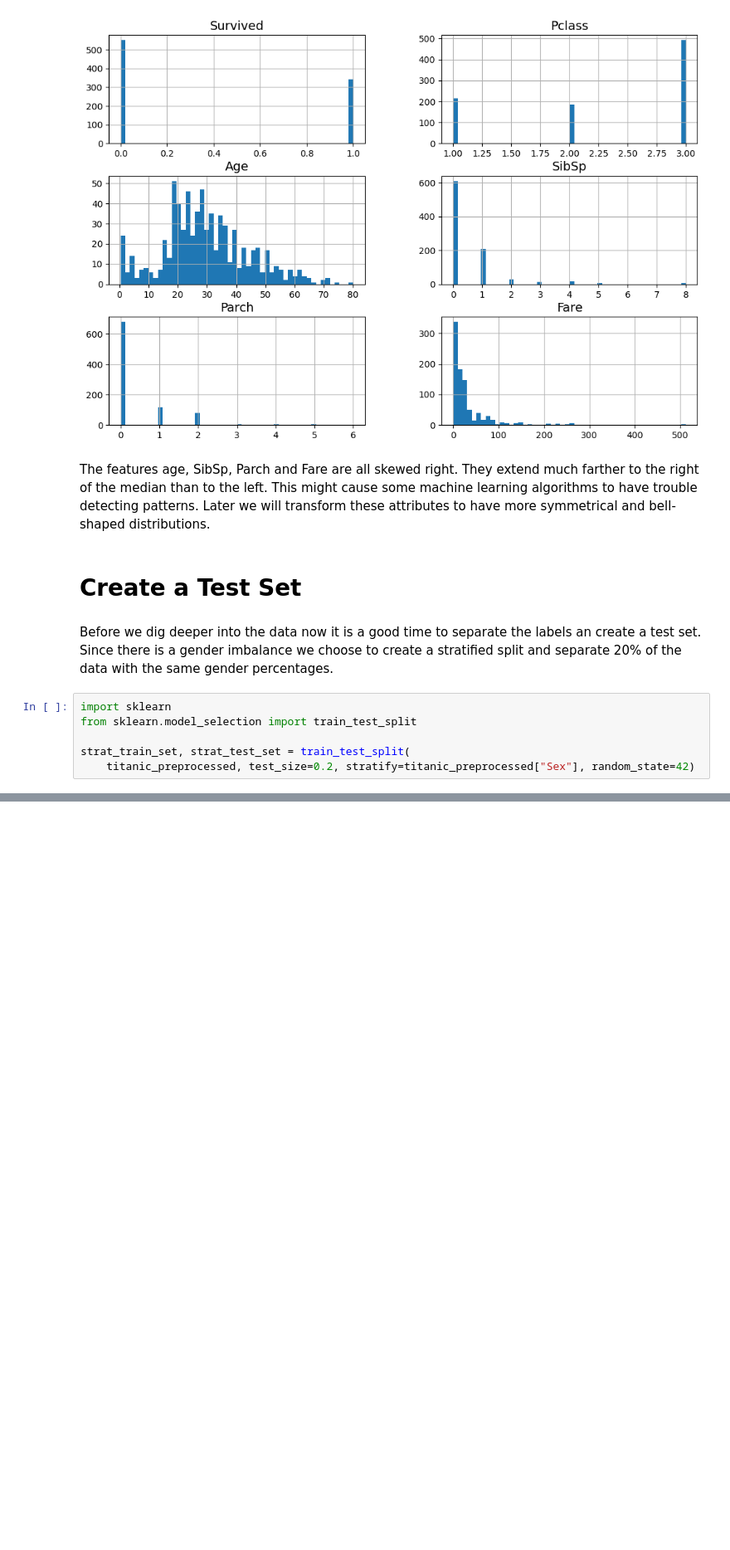
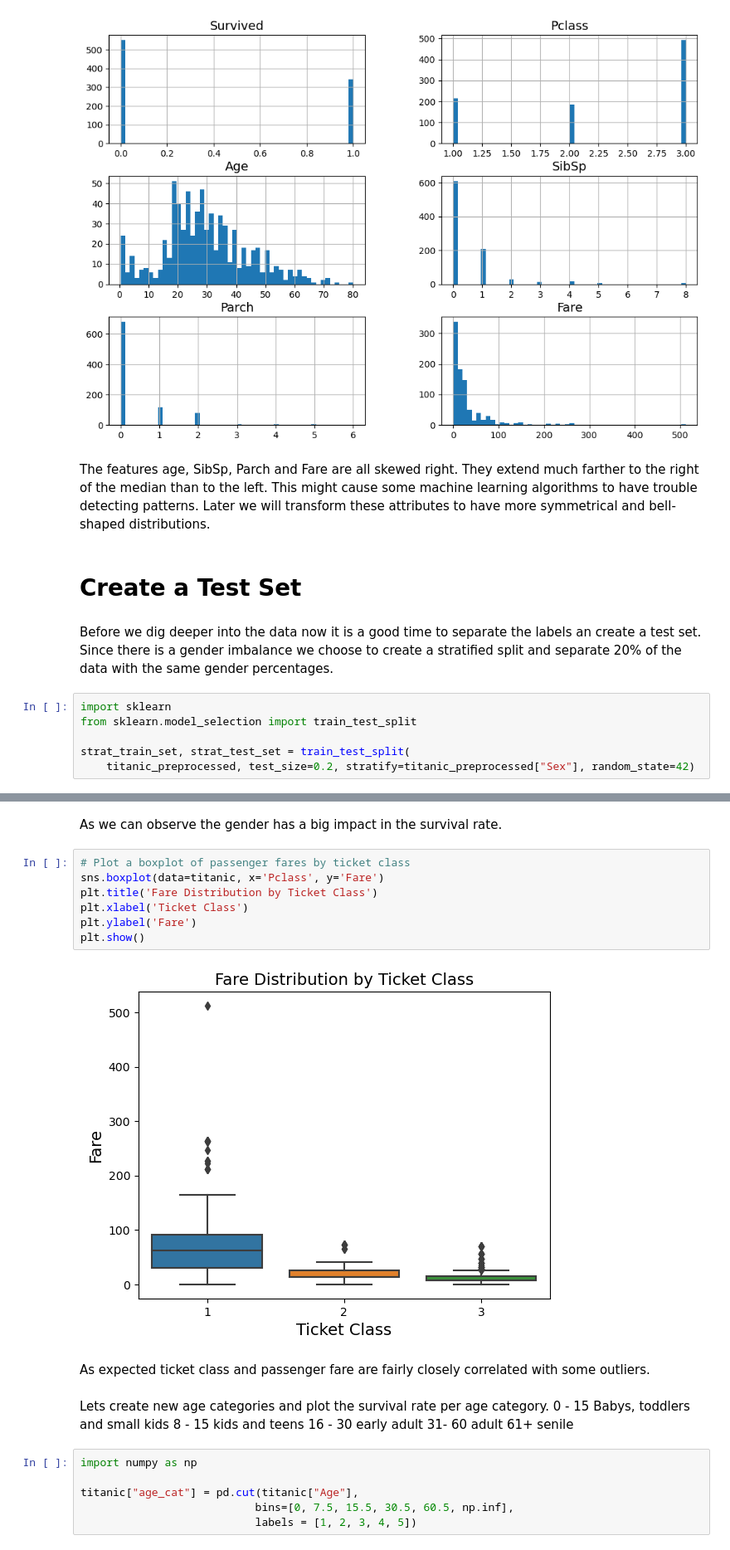
Before and after one commit to igolas0/Titanic-Kaggle-Dataset-Competition, a Jupyter notebook: Titanic_Dataset_Kaggle_Competition.ipynb, the cells around one changed output, grey strips where cells are left out. Shown: that part at 83% size. Saved outputs shown, nothing was run; the diff lists cells and outputs as text; blank space fills up the shorter version.

```diff
--- a/Titanic_Dataset_Kaggle_Competition.ipynb
+++ b/Titanic_Dataset_Kaggle_Competition.ipynb
@@ -168,0 +199,26 @@ KeyError: False
+# %% [markdown]
+As we can observe the gender has a big impact in the survival rate.
+# %%
+# Plot a boxplot of passenger fares by ticket class
+sns.boxplot(data=titanic, x='Pclass', y='Fare')
+plt.title('Fare Distribution by Ticket Class')
+plt.xlabel('Ticket Class')
+plt.ylabel('Fare')
+plt.show()
+# %% [output]
+[figure, added]
+# %% [markdown]
+As expected ticket class and passenger fare are fairly closely correlated with some outliers.
+# %% [markdown]
+Lets create new age categories and plot the survival rate per age category.
+0 - 15 Babys, toddlers and small kids
+8 - 15 kids and teens
+16 - 30 early adult
+31- 60 adult
+61+ senile
+# %%
+import numpy as np
+
+titanic["age_cat"] = pd.cut(titanic["Age"],
+                           bins=[0, 7.5, 15.5, 30.5, 60.5, np.inf],
+                           labels = [1, 2, 3, 4, 5])
```
Also changed, not shown: parts of 28 cells of this notebook.
